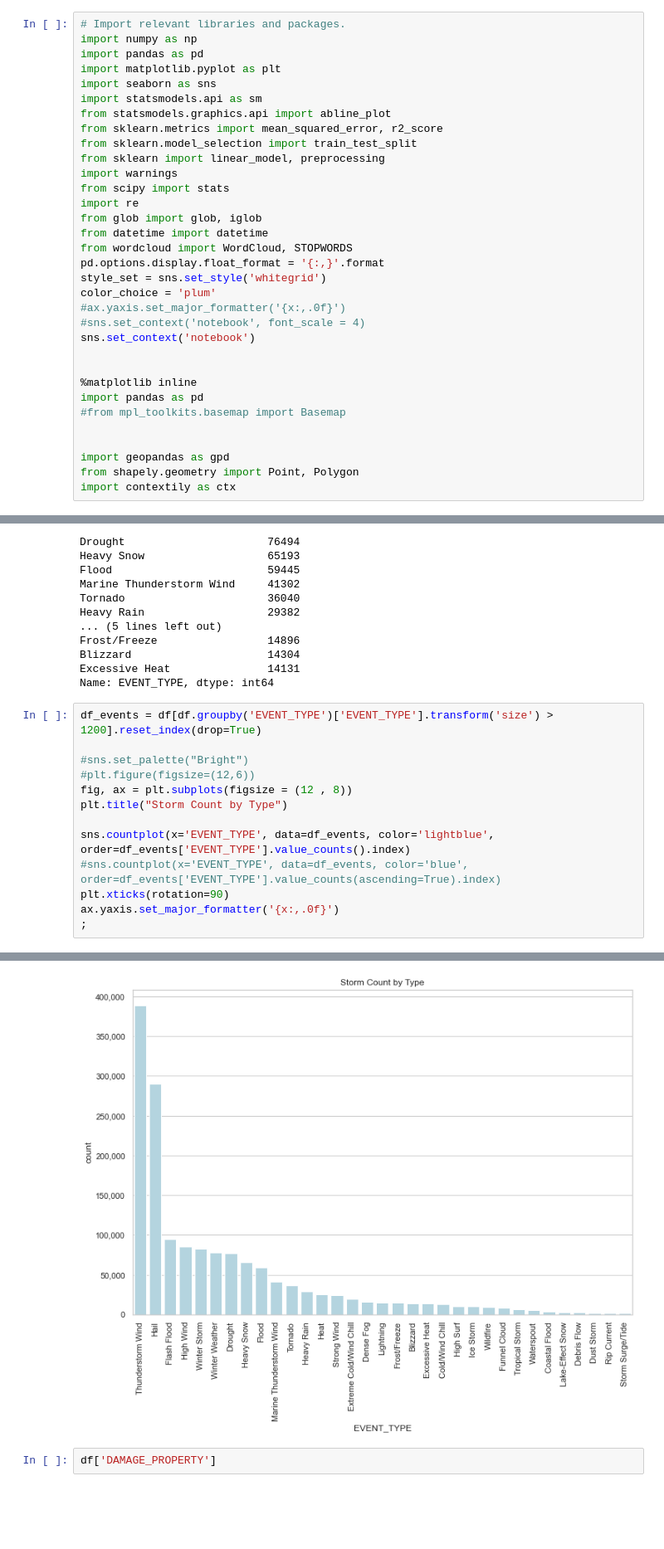
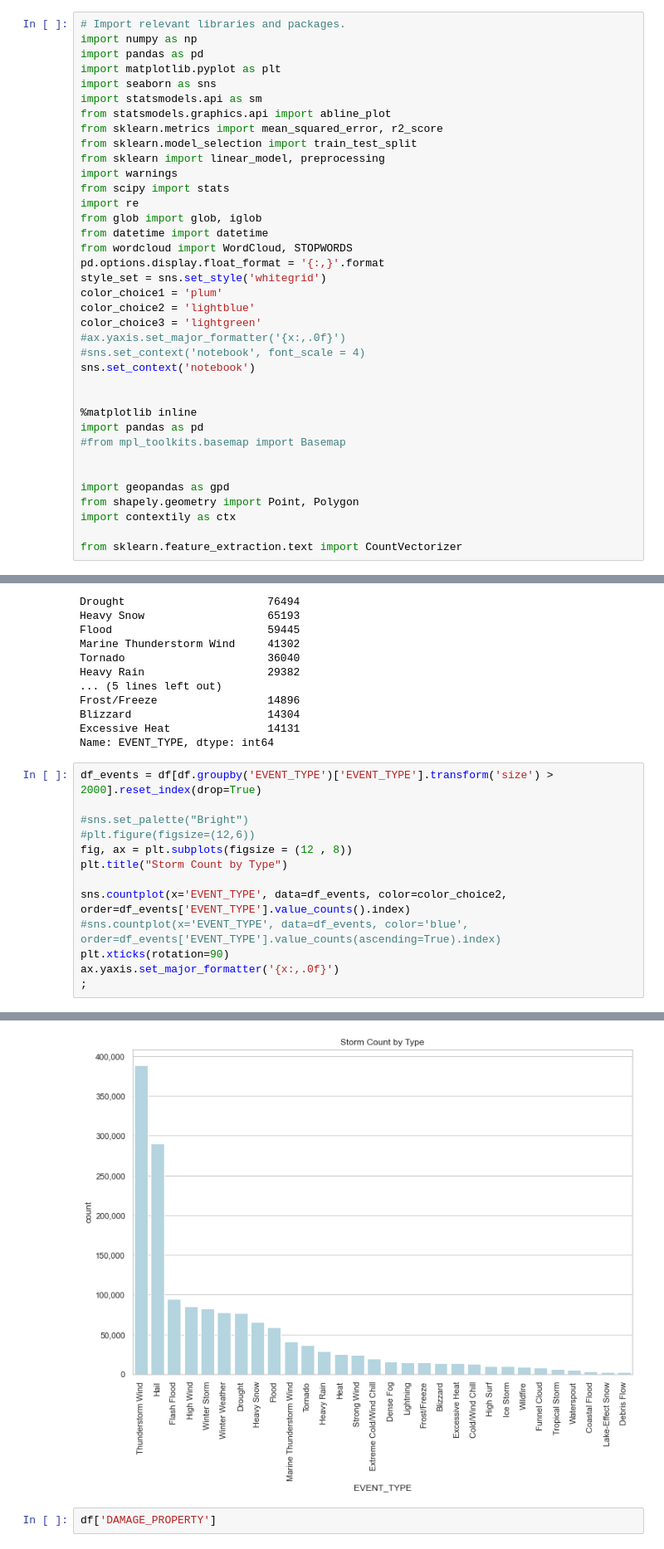
Before and after one commit to topgreg/Severe-Weather-Repo, a Jupyter notebook: Notebooks/SWC - EDA.ipynb, the cells around one changed output, grey strips where cells are left out. Shown at 83% size. Drawn from its saved outputs; the diff is of its cells as text; blank space fills up the shorter version.

```diff
--- a/Notebooks/SWC - EDA.ipynb
+++ b/Notebooks/SWC - EDA.ipynb
@@ -21,7 +21,9 @@ from datetime import datetime
 from wordcloud import WordCloud, STOPWORDS
 pd.options.display.float_format = '{:,}'.format
 style_set = sns.set_style('whitegrid')
-color_choice = 'plum'
+color_choice1 = 'plum'
+color_choice2 = 'lightblue'
+color_choice3 = 'lightgreen'
 #ax.yaxis.set_major_formatter('{x:,.0f}')
 #sns.set_context('notebook', font_scale = 4)
 sns.set_context('notebook')
@@ -35,6 +37,8 @@ import pandas as pd
 import geopandas as gpd
 from shapely.geometry import Point, Polygon
 import contextily as ctx
+
+from sklearn.feature_extraction.text import CountVectorizer
 # %% [markdown]
 ## abc
 # %%
@@ -326,21 +332,21 @@ Blizzard                     14304
 Excessive Heat               14131
 Name: EVENT_TYPE, dtype: int64
 # %%
-df_events = df[df.groupby('EVENT_TYPE')['EVENT_TYPE'].transform('size') > 1200].reset_index(drop=True)
+df_events = df[df.groupby('EVENT_TYPE')['EVENT_TYPE'].transform('size') > 2000].reset_index(drop=True)
 
 #sns.set_palette("Bright")
 #plt.figure(figsize=(12,6))
 fig, ax = plt.subplots(figsize = (12 , 8))
 plt.title("Storm Count by Type")
 
-sns.countplot(x='EVENT_TYPE', data=df_events, color='lightblue', order=df_events['EVENT_TYPE'].value_counts().index)
+sns.countplot(x='EVENT_TYPE', data=df_events, color=color_choice2, order=df_events['EVENT_TYPE'].value_counts().index)
 #sns.countplot(x='EVENT_TYPE', data=df_events, color='blue', order=df_events['EVENT_TYPE'].value_counts(ascending=True).index)
 plt.xticks(rotation=90)
 ax.yaxis.set_major_formatter('{x:,.0f}')
 ;
 # %% [output]
 ''
-[figure, old version]
+[figure, new version]
 # %%
 df['DAMAGE_PROPERTY']
 # %% [output]
```
Also changed, not shown: parts of 15 cells of this notebook.
